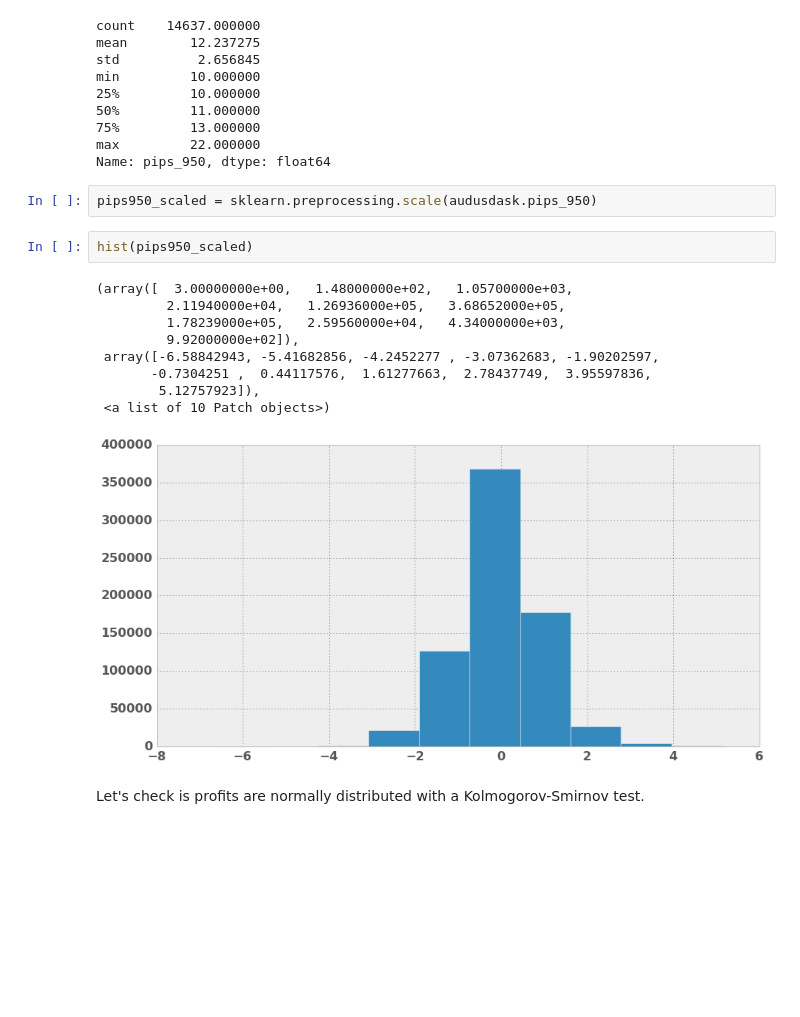
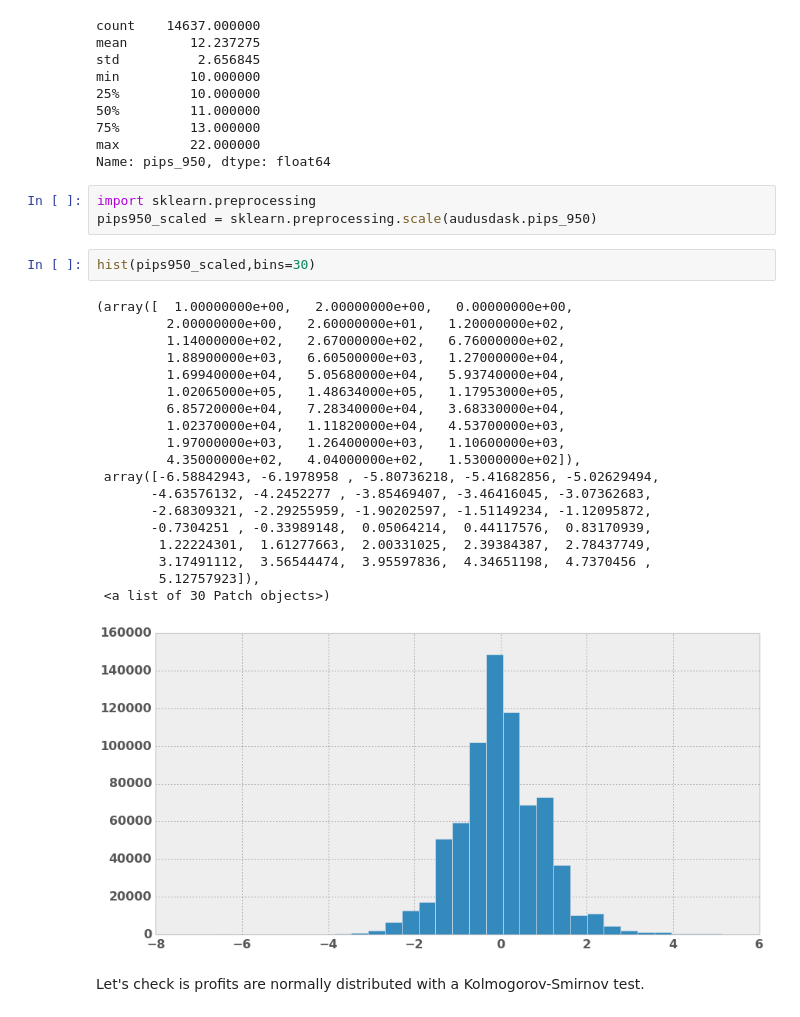
Before and after one commit to mfzhang/lehedge, a Jupyter notebook: LeHedge-DataPreparation.ipynb, the cells around one changed output. Drawn from its saved outputs; the diff is of its cells as text; blank space fills up the shorter version.

```diff
--- a/LeHedge-DataPreparation.ipynb
+++ b/LeHedge-DataPreparation.ipynb
@@ -245,19 +248,30 @@ min         10.000000
 max         22.000000
 Name: pips_950, dtype: float64
 # %%
+import sklearn.preprocessing
 pips950_scaled = sklearn.preprocessing.scale(audusdask.pips_950)
 # %%
-hist(pips950_scaled)
+hist(pips950_scaled,bins=30)
 # %% [output]
-(array([  3.00000000e+00,   1.48000000e+02,   1.05700000e+03,
-         2.11940000e+04,   1.26936000e+05,   3.68652000e+05,
-         1.78239000e+05,   2.59560000e+04,   4.34000000e+03,
-         9.92000000e+02]),
- array([-6.58842943, -5.41682856, -4.2452277 , -3.07362683, -1.90202597,
-       -0.7304251 ,  0.44117576,  1.61277663,  2.78437749,  3.95597836,
+(array([  1.00000000e+00,   2.00000000e+00,   0.00000000e+00,
+         2.00000000e+00,   2.60000000e+01,   1.20000000e+02,
+         1.14000000e+02,   2.67000000e+02,   6.76000000e+02,
+         1.88900000e+03,   6.60500000e+03,   1.27000000e+04,
+         1.69940000e+04,   5.05680000e+04,   5.93740000e+04,
+         1.02065000e+05,   1.48634000e+05,   1.17953000e+05,
+         6.85720000e+04,   7.28340000e+04,   3.68330000e+04,
+         1.02370000e+04,   1.11820000e+04,   4.53700000e+03,
+         1.97000000e+03,   1.26400000e+03,   1.10600000e+03,
+         4.35000000e+02,   4.04000000e+02,   1.53000000e+02]),
+ array([-6.58842943, -6.1978958 , -5.80736218, -5.41682856, -5.02629494,
+       -4.63576132, -4.2452277 , -3.85469407, -3.46416045, -3.07362683,
+       -2.68309321, -2.29255959, -1.90202597, -1.51149234, -1.12095872,
+       -0.7304251 , -0.33989148,  0.05064214,  0.44117576,  0.83170939,
+        1.22224301,  1.61277663,  2.00331025,  2.39384387,  2.78437749,
+        3.17491112,  3.56544474,  3.95597836,  4.34651198,  4.7370456 ,
         5.12757923]),
- <a list of 10 Patch objects>)
+ <a list of 30 Patch objects>)
-[figure, old version]
+[figure, new version]
 # %% [markdown]
 Let's check is profits are normally distributed with a Kolmogorov-Smirnov test.
 # %%
```
Also changed, not shown: parts of 42 cells of this notebook.
